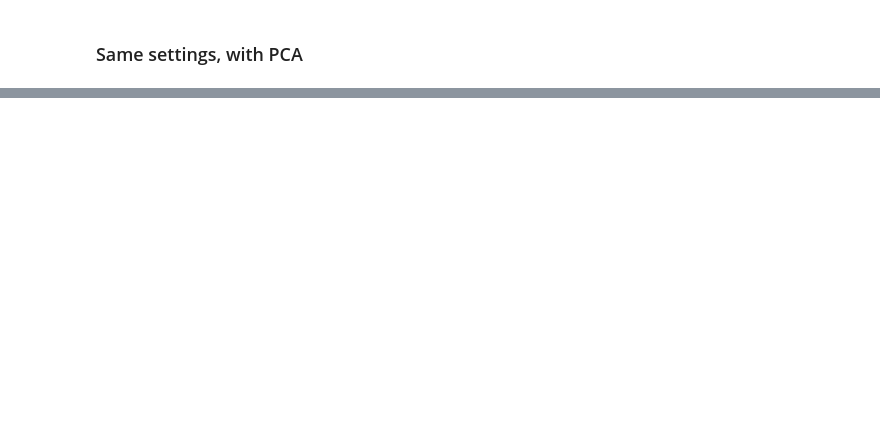
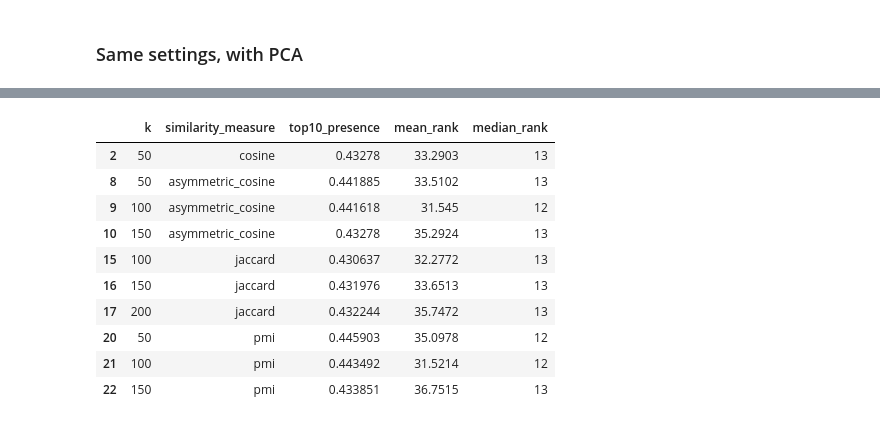
Before and after one commit to Slowika/Bag-of-Recipes, a Jupyter notebook: recommendations.ipynb, the cells around one changed output, grey strips where cells are left out. Drawn from its saved outputs; the diff is of its cells as text; code cells hidden in the pictures; blank space fills up the shorter version.

```diff
--- a/recommendations.ipynb
+++ b/recommendations.ipynb
@@ -172,2 +164,18 @@ results_PCA
+# %%
+x = results_PCA['median_rank'] <= 13
+y = results_PCA['top10_presence'] >= 0.43
+results_PCA.loc[[x[i] and y[i] for i in range(len(x))]]
+# %% [output]
+|  | k | similarity_measure | top10_presence | mean_rank | median_rank |
+| 2 | 50 | cosine | 0.43278 | 33.2903 | 13 |
+| 8 | 50 | asymmetric_cosine | 0.441885 | 33.5102 | 13 |
+| 9 | 100 | asymmetric_cosine | 0.441618 | 31.545 | 12 |
+| 10 | 150 | asymmetric_cosine | 0.43278 | 35.2924 | 13 |
+| 15 | 100 | jaccard | 0.430637 | 32.2772 | 13 |
+| 16 | 150 | jaccard | 0.431976 | 33.6513 | 13 |
+| 17 | 200 | jaccard | 0.432244 | 35.7472 | 13 |
+| 20 | 50 | pmi | 0.445903 | 35.0978 | 12 |
+| 21 | 100 | pmi | 0.443492 | 31.5214 | 12 |
+| 22 | 150 | pmi | 0.433851 | 36.7515 | 13 |
 # %%
 results_PCA.to_csv('results/parameter_settings_train_PCA.csv', sep = '\t')
```
Also changed, not shown: parts of 11 cells of this notebook, 2 other files.
